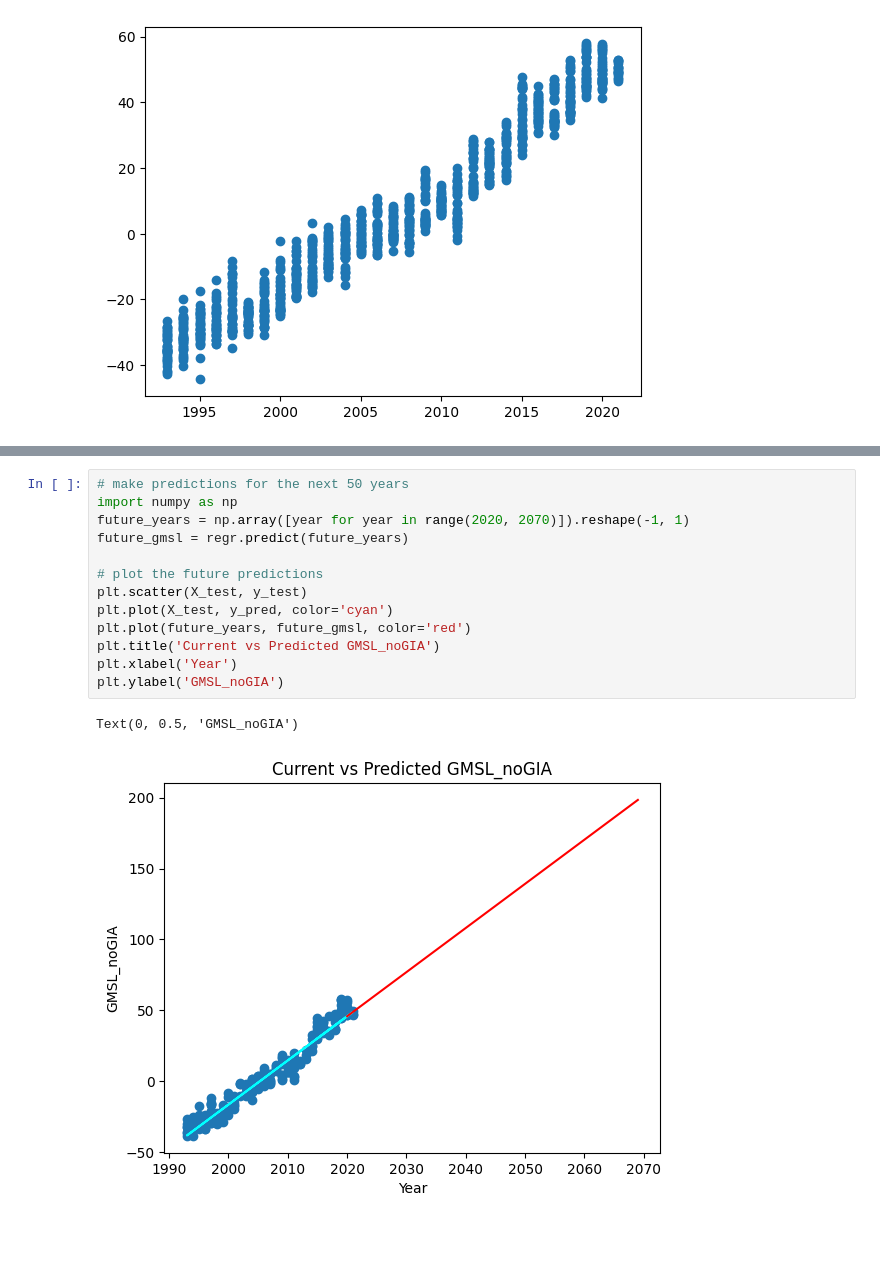
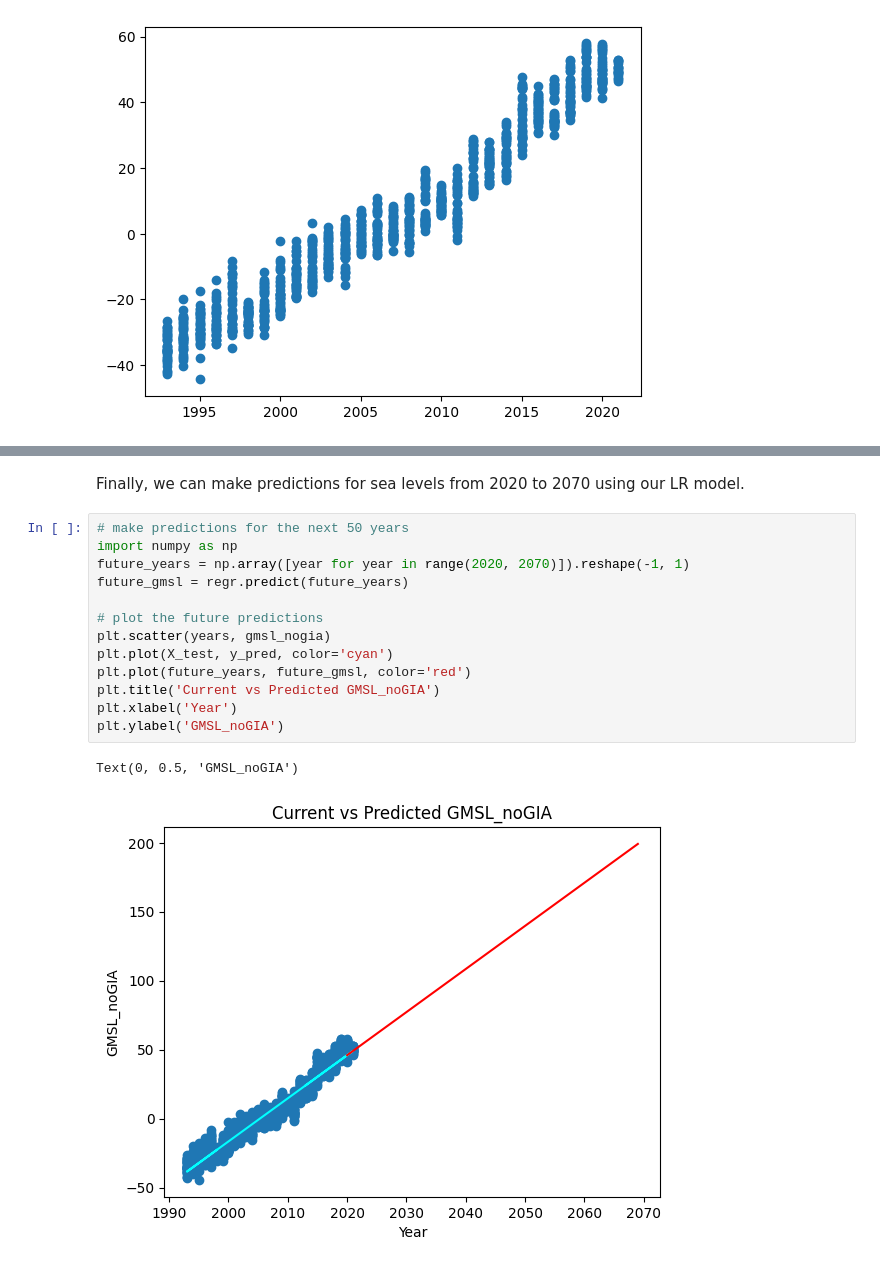
Before and after one commit to thestevenlol/DataSciML, a Jupyter notebook: sealevels/main.ipynb, the cells around one changed output, grey strips where cells are left out. Cells and saved outputs as stored; diff of their text form; blank space fills up the shorter version.

```diff
--- a/sealevels/main.ipynb
+++ b/sealevels/main.ipynb
@@ -160,16 +166,18 @@ plt.legend(['Actual', 'Predicted'])
+# %% [markdown]
+Finally, we can make predictions for sea levels from 2020 to 2070 using our LR model.
 # %%
 # make predictions for the next 50 years
 import numpy as np
 future_years = np.array([year for year in range(2020, 2070)]).reshape(-1, 1)
 future_gmsl = regr.predict(future_years)
 
 # plot the future predictions
-plt.scatter(X_test, y_test)
+plt.scatter(years, gmsl_nogia)
 plt.plot(X_test, y_pred, color='cyan')
 plt.plot(future_years, future_gmsl, color='red')
 plt.title('Current vs Predicted GMSL_noGIA')
 plt.xlabel('Year')
 plt.ylabel('GMSL_noGIA')
 # %% [output]
 Text(0, 0.5, 'GMSL_noGIA')
-[figure, old version]
+[figure, new version]
```
Also changed, not shown: parts of 6 cells of this notebook.
